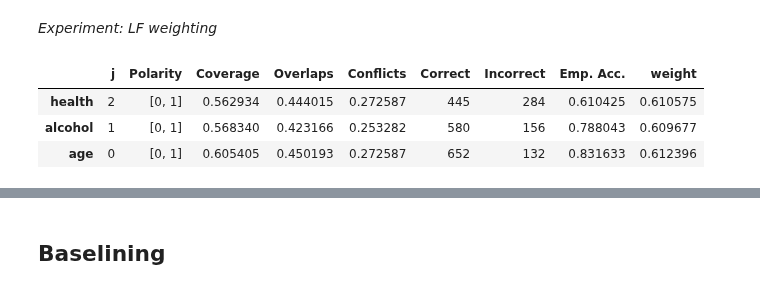
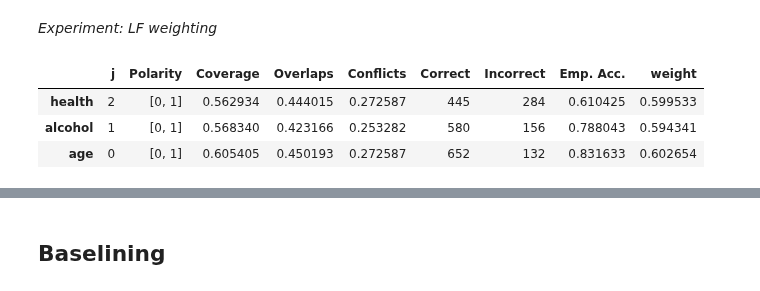
Before and after one commit to ryansteed/heuristic-moral-machine, a Jupyter notebook: jupyter/kidney-exchange.ipynb, the cells around one changed output, grey strips where cells are left out. Saved outputs shown, nothing was run; the diff lists cells and outputs as text; code cells hidden in the pictures.

```diff
--- a/jupyter/kidney-exchange.ipynb
+++ b/jupyter/kidney-exchange.ipynb
@@ -133,7 +149,8 @@ for df in [df_0, df_1]:
             row['Chosen'] = choices.index[choices["Initials"] == chosen_initials][0]
             rows.append(row)
 
-df_pairwise = pd.DataFrame(rows).set_index([df_pairwise.index, 'VoterID'])
+df_pairwise = pd.DataFrame(rows)
+df_pairwise = df_pairwise.set_index([df_pairwise.index, 'VoterID'])
 df_pairwise
 # %% [output]
 |  |  | index_0 | index_1 | ID_0 | ID_1 | Abbrv._0 | Abbrv._1 | Initials_0 | Initials_1 | Age_0 | ... |
@@ -276,17 +313,21 @@ preds_train = model_majority.predict(L=L_train)
 # %%
 # cardinality is num classes
 importlib.reload(hmm.labeling.models)
 
-model_label = labeler.fit(L_train, Y_dev=y_dev.values, fit_params={'n_epochs': 200, 'log_freq': 50})
+## normal fitting
+model_label = labeler.fit(L_train, Y_dev=y_dev.values)
+## TODO: try setting learned heuristic weights as initial weights for model with mu_init
+# labeler.model.mu_init = ...
+# model_label = labeler.fit(L_train, Y_dev=y_dev.values)
 analysis = LFAnalysis(L=L_val, lfs=lfs).lf_summary(Y=y_val.values)
 analysis['weight'] = pd.Series(model_label.get_weights(), index=[lf.name for lf in lfs])
 analysis.to_csv('../figures/data/ke-weights.csv')
 analysis.sort_values('Emp. Acc.')
 # %% [output]
 |  | j | Polarity | Coverage | Overlaps | Conflicts | Correct | Incorrect | Emp. Acc. | weight |
-| health | 2 | [0, 1] | 0.562934 | 0.444015 | 0.272587 | 445 | 284 | 0.610425 | 0.610575 |
-| alcohol | 1 | [0, 1] | 0.568340 | 0.423166 | 0.253282 | 580 | 156 | 0.788043 | 0.609677 |
-| age | 0 | [0, 1] | 0.605405 | 0.450193 | 0.272587 | 652 | 132 | 0.831633 | 0.612396 |
+| health | 2 | [0, 1] | 0.562934 | 0.444015 | 0.272587 | 445 | 284 | 0.610425 | 0.599533 |
+| alcohol | 1 | [0, 1] | 0.568340 | 0.423166 | 0.253282 | 580 | 156 | 0.788043 | 0.594341 |
+| age | 0 | [0, 1] | 0.605405 | 0.450193 | 0.272587 | 652 | 132 | 0.831633 | 0.602654 |
 # %%
 importlib.reload(hmm.labeling.models)
 from hmm.labeling.models import Labeler
```
Also changed, not shown: parts of 10 cells of this notebook, 21 other files.
